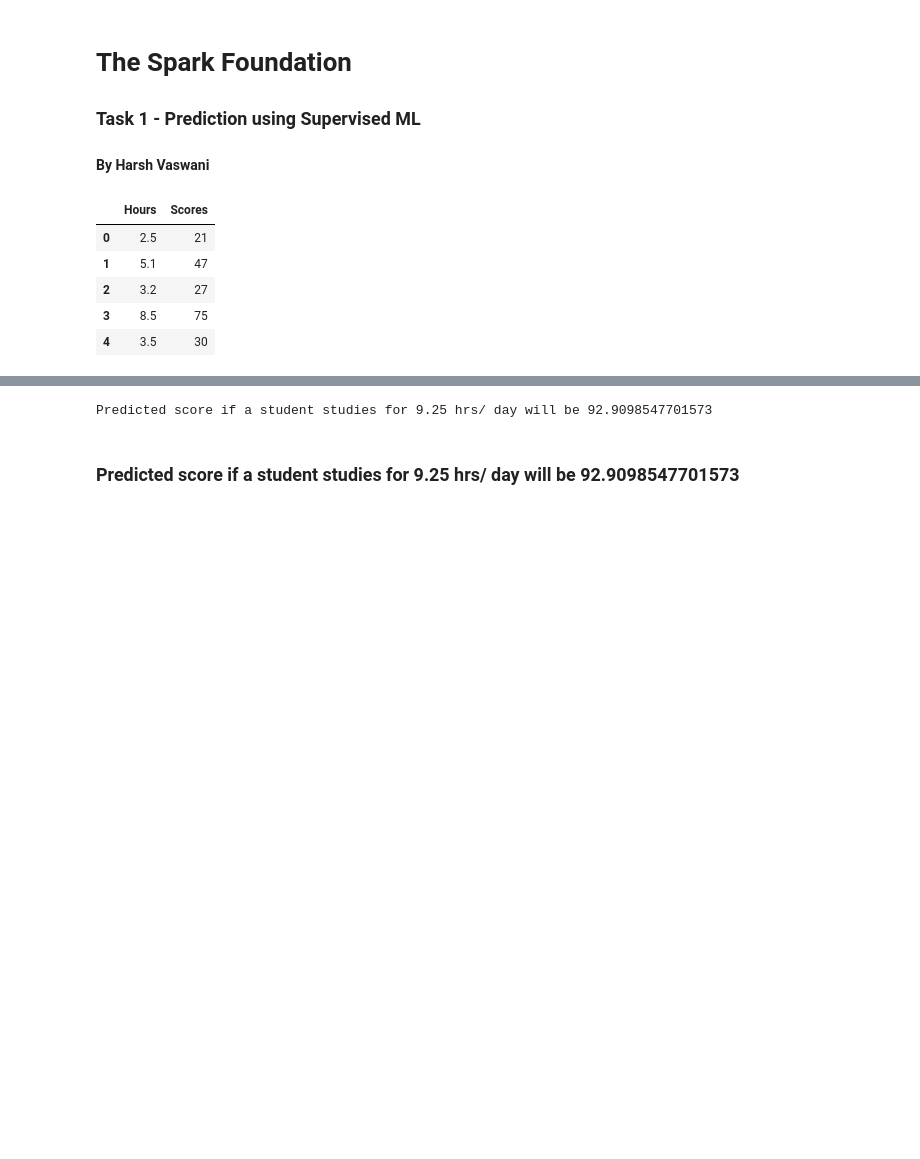
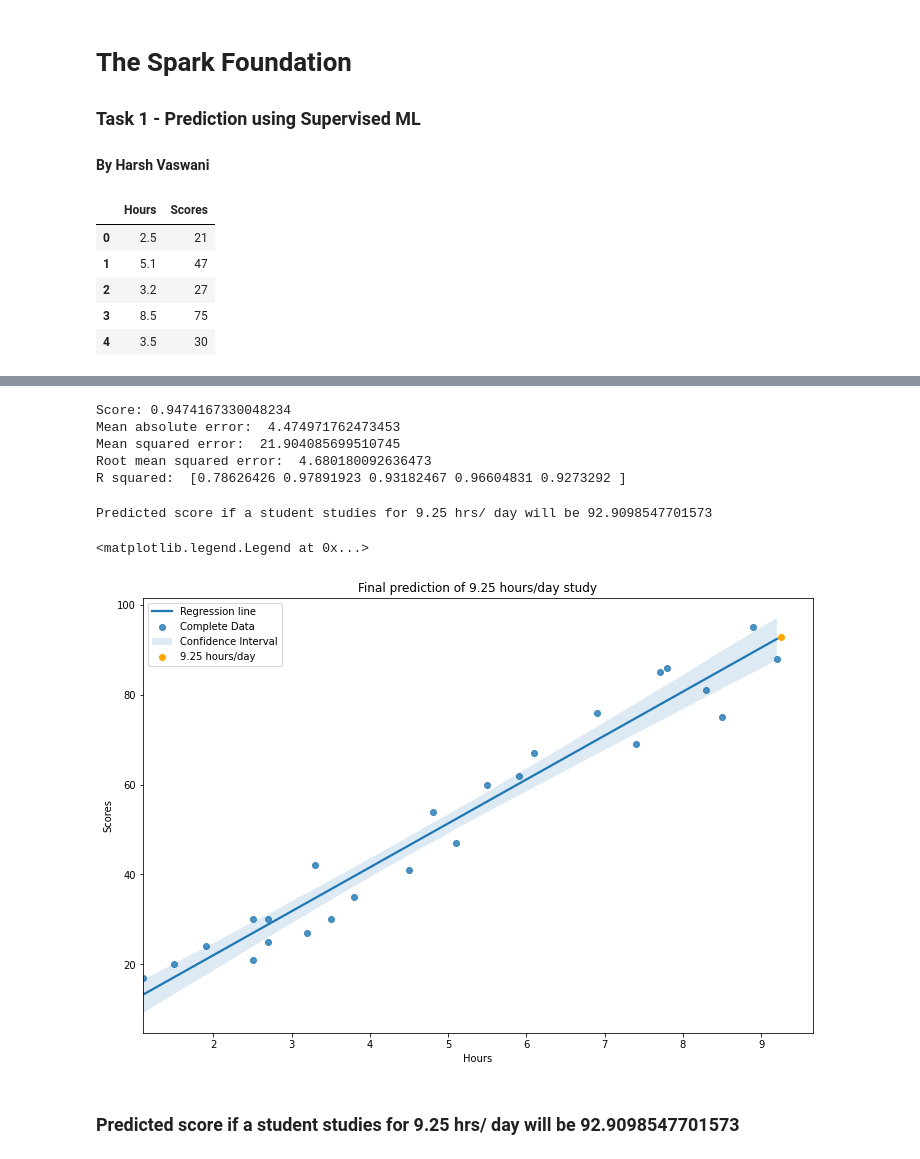
Before and after one commit to harshva89/SparkIntern_Task1, a Jupyter notebook: Spark_Task1.ipynb, the cells around one changed output, grey strips where cells are left out. Drawn from its saved outputs; the diff is of its cells as text; code cells hidden in the pictures; blank space fills up the shorter version.

```diff
--- a/Spark_Task1.ipynb
+++ b/Spark_Task1.ipynb
@@ -47,3 +71,21 @@ model.score(X_test, y_test)
+# %%
+#Model description and errors
+from sklearn.metrics import mean_absolute_error, mean_squared_error
+from math import sqrt
+from sklearn.model_selection import cross_val_score
+
+print("Score:",model.score(X_test, y_test))
+split_pred=model.predict(X_test)
+print("Mean absolute error: ",mean_absolute_error(y_test, split_pred))
+print("Mean squared error: ",mean_squared_error(y_test, split_pred))
+print("Root mean squared error: ",sqrt(mean_squared_error(y_test, split_pred)))
+print("R squared: ",cross_val_score(model, X, y,scoring='r2'))
+# %% [output]
+Score: 0.9474167330048234
+Mean absolute error:  4.474971762473453
+Mean squared error:  21.904085699510745
+Root mean squared error:  4.680180092636473
+R squared:  [0.78626426 0.97891923 0.93182467 0.96604831 0.9273292 ]
 # %%
 #Fitting model with complete data and predciting
 model.fit(X,y)
@@ -53,5 +95,14 @@ ans=preds[0][0]
 print("Predicted score if a student studies for 9.25 hrs/ day will be",ans)
 # %% [output]
 Predicted score if a student studies for 9.25 hrs/ day will be 92.9098547701573
+# %%
+plt.figure(figsize=(12,8))
+sns.regplot(x=X, y=y)
+plt.scatter([[9.25]],preds,color = '#FFA500')
+plt.title("Final prediction of 9.25 hours/day study")
+plt.legend(['Regression line','Complete Data','Confidence Interval','9.25 hours/day'])
+# %% [output]
+<matplotlib.legend.Legend at 0x...>
+[figure, added]
 # %% [markdown]
 ### Predicted score if a student studies for 9.25 hrs/ day will be 92.9098547701573
```
Also changed, not shown: parts of 5 cells of this notebook.
